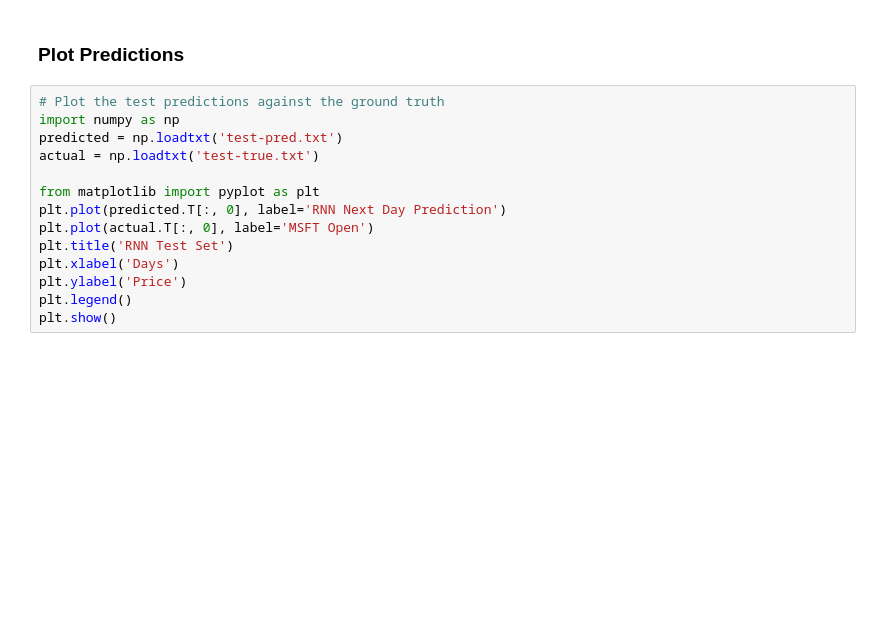
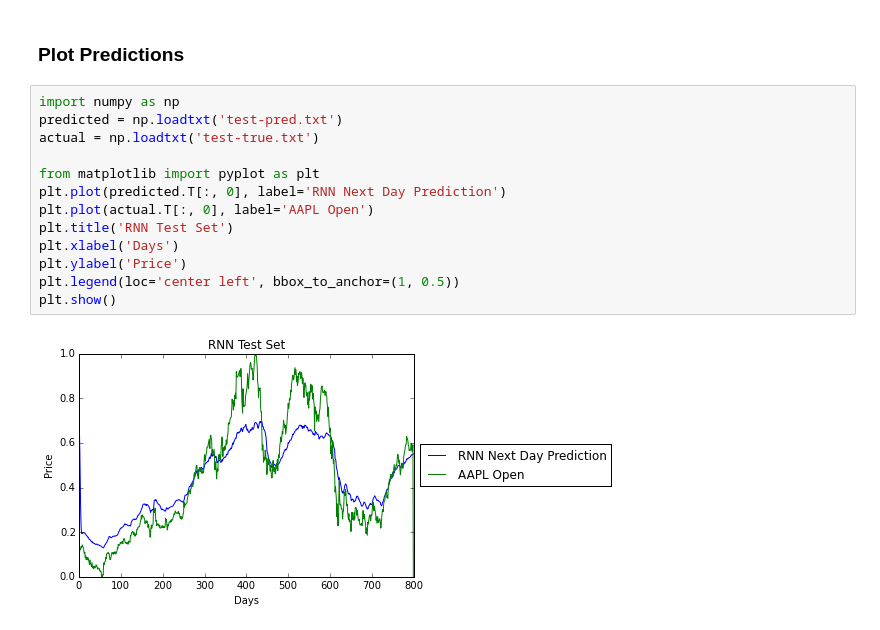
Before and after one commit to ypkang/neon, a Jupyter notebook: examples/recurrent/stockprice-notebook.ipynb, the cells around one changed output. Cells and saved outputs as stored; diff of their text form; blank space fills up the shorter version.

```diff
--- a/examples/recurrent/stockprice-notebook.ipynb
+++ b/examples/recurrent/stockprice-notebook.ipynb
@@ -94,16 +125,17 @@ experiement.run()
 # %% [markdown]
 ### Plot Predictions
 # %%
-# Plot the test predictions against the ground truth
 import numpy as np
 predicted = np.loadtxt('test-pred.txt')
 actual = np.loadtxt('test-true.txt')
 
 from matplotlib import pyplot as plt
 plt.plot(predicted.T[:, 0], label='RNN Next Day Prediction')
-plt.plot(actual.T[:, 0], label='MSFT Open')
+plt.plot(actual.T[:, 0], label='AAPL Open')
 plt.title('RNN Test Set')
 plt.xlabel('Days')
 plt.ylabel('Price')
-plt.legend()
+plt.legend(loc='center left', bbox_to_anchor=(1, 0.5))
 plt.show()
+# %% [output]
+[figure, added]
```
Also changed, not shown: parts of 6 cells of this notebook.
